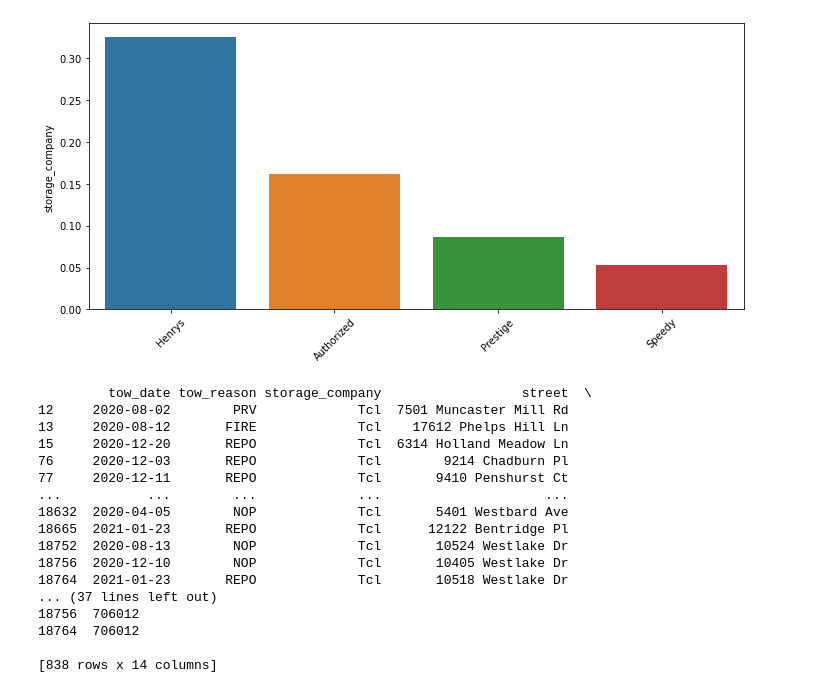
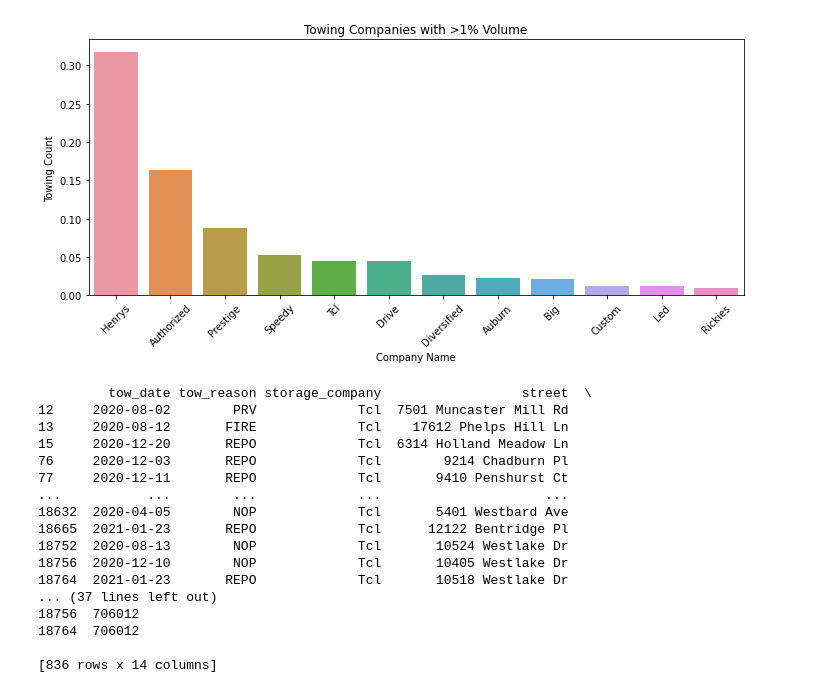
Before and after one commit to libclick/DATA205, a Jupyter notebook: CAPSTONE_ANAYSIS_AND_VISUALIZATION.ipynb, the cells around one changed output. Saved outputs shown, nothing was run; the diff lists cells and outputs as text; code cells hidden in the pictures.

```diff
--- a/CAPSTONE_ANAYSIS_AND_VISUALIZATION.ipynb
+++ b/CAPSTONE_ANAYSIS_AND_VISUALIZATION.ipynb
@@ -15,6 +15,7 @@ from geopandas import GeoDataFrame
 from pygeocoder import Geocoder
 # %%
 tow = pd.read_csv('/Users/elizabethclick/Desktop/DATA205/tow_clean.csv')
+tow.drop(tow[tow['hh_income'] < 0].index, inplace = True)
 tow.head()
 # %% [output]
 |  | tow_date | tow_reason | storage_company | street | city | geo_location | longitude | latitude | location | ... |
@@ -124,6 +247,6 @@ plt.show()
 # %%
 ##WHICH COMPANIES ARE TOWING AND ARE THERE DISCREPANCIES?
-tow_company=tow['storage_company'].value_counts(normalize = True)[tow['storage_company'].value_counts(normalize = True)> 0.05]
+tow_company=tow['storage_company'].value_counts(normalize = True)[tow['storage_company'].value_counts(normalize = True)> 0.01]
 company_count = tow["storage_company"].value_counts()
 company_freq = tow["storage_company"].value_counts(normalize = True)
 print(company_freq)
@@ -149,11 +280,14 @@ Name: storage_company, dtype: float64
 # %%
 #Visualization of towing by company
 sns.barplot(x=tow_company.index, y=tow_company)
+plt.title("Towing Companies with >1% Volume")
+plt.xlabel("Company Name")
+plt.ylabel("Towing Count")
 plt.xticks(rotation=45)
 plt.tight_layout()
 plt.show()
 # %% [output]
-[figure, old version]
+[figure, new version]
 # %%
 #838 companies still listed as Tcl could not be identified
 print(tow[tow["storage_company"] == "Tcl"])
@@ -174,4 +308,4 @@ print(tow[tow["storage_company"] == "Tcl"])
 18756  706012
 18764  706012
 
-[838 rows x 14 columns]
+[836 rows x 14 columns]
```
Also changed, not shown: parts of 45 cells of this notebook.
